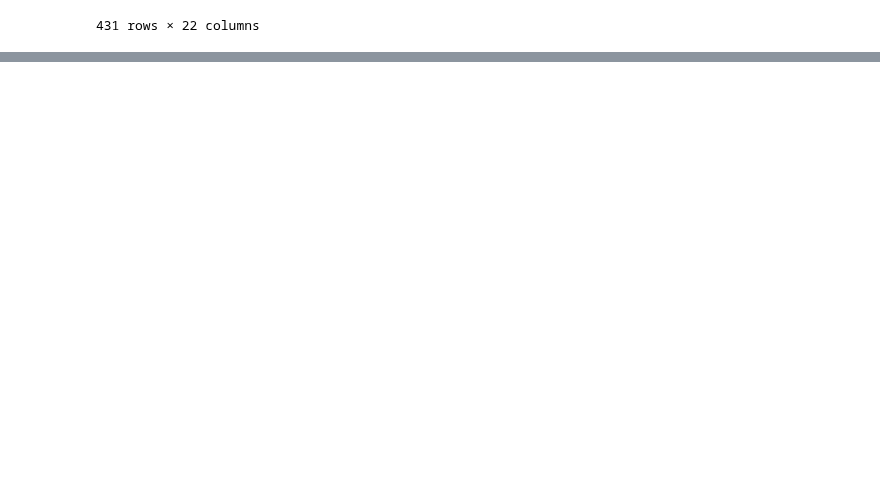
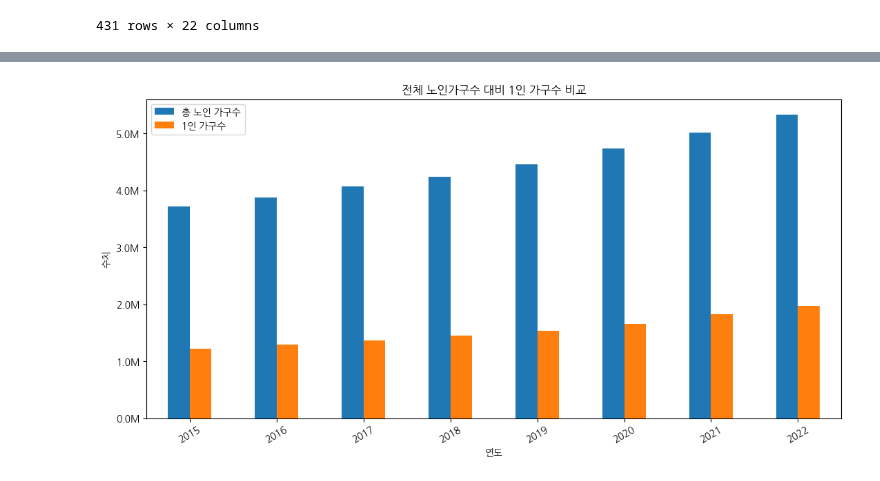
Before and after one commit to kdj0712/rare_field_fastapis, a Jupyter notebook: data/data_analysis/persona3/notebook/djs.ipynb, the cells around one changed output, grey strips where cells are left out. Drawn from its saved outputs; the diff is of its cells as text; code cells hidden in the pictures; blank space fills up the shorter version.

```diff
--- a/data/data_analysis/persona3/notebook/djs.ipynb
+++ b/data/data_analysis/persona3/notebook/djs.ipynb
@@ -609,0 +792,2 @@ dfs.to_csv('../../New_csv(데이터전처리 완료된 csv)/2012_2021_298_신경
+# %%
+x = df_rate.columns[1:].astype(int)
@@ -609,0 +828,3 @@ dfs.to_csv('../../New_csv(데이터전처리 완료된 csv)/2012_2021_298_신경
+# %%
+df_rate.loc[len(df_rate)] = ['1인가구수','1,223,169','1,294,453','1,370,962','1,444,588','1,532,847','1,660,711','1,824,434','1,973,416']
+df_rate
@@ -609,0 +855,7 @@ dfs.to_csv('../../New_csv(데이터전처리 완료된 csv)/2012_2021_298_신경
+# %%
+record_to_move = df_rate.iloc[8].copy()
+
+# 8번 레코드 삭제
+df_rate_2 = df_rate.drop(df_rate.index[8])
+df_rate_2 = pd.concat([df_rate_2.iloc[:1], pd.DataFrame([record_to_move]), df_rate_2.iloc[1:]]).reset_index(drop=True)
+df_rate_2
@@ -609,0 +873,4 @@ dfs.to_csv('../../New_csv(데이터전처리 완료된 csv)/2012_2021_298_신경
+# %%
+for col in range(1,9):
+    df_rate_2.iloc[:, col] = pd.to_numeric(df_rate_2.iloc[:, col].str.replace(',', ''), errors='coerce')
+df_rate_2
@@ -609,0 +890,24 @@ dfs.to_csv('../../New_csv(데이터전처리 완료된 csv)/2012_2021_298_신경
+# %%
+# 1번 컬럼부터 9번 컬럼까지의 데이터 선택
+# pandas에서 컬럼 인덱싱은 0부터 시작하므로 'B'부터 'J'까지 선택합니다.
+
+selected_data = df_rate_2.loc[:1, '2015':'2022']
+
+# 막대그래프 그리기
+
+selected_data.T.plot(kind='bar', figsize=(13, 6))
+plt.title('전체 노인가구수 대비 1인 가구수 비교')
+plt.xlabel('연도')
+plt.ylabel('수치')
+
+# y축 단위를 백만으로 변경
+def million_formatter(x, pos):
+    return '%1.1fM' % (x * 1e-6)
+
+plt.gca().yaxis.set_major_formatter(FuncFormatter(million_formatter))
+
+plt.xticks(rotation=30)
+plt.legend(['총 노인 가구수', '1인 가구수'])
+plt.show()
+# %% [output]
+[figure, added]
```
Also changed, not shown: parts of 38 cells of this notebook, 9 other files.
